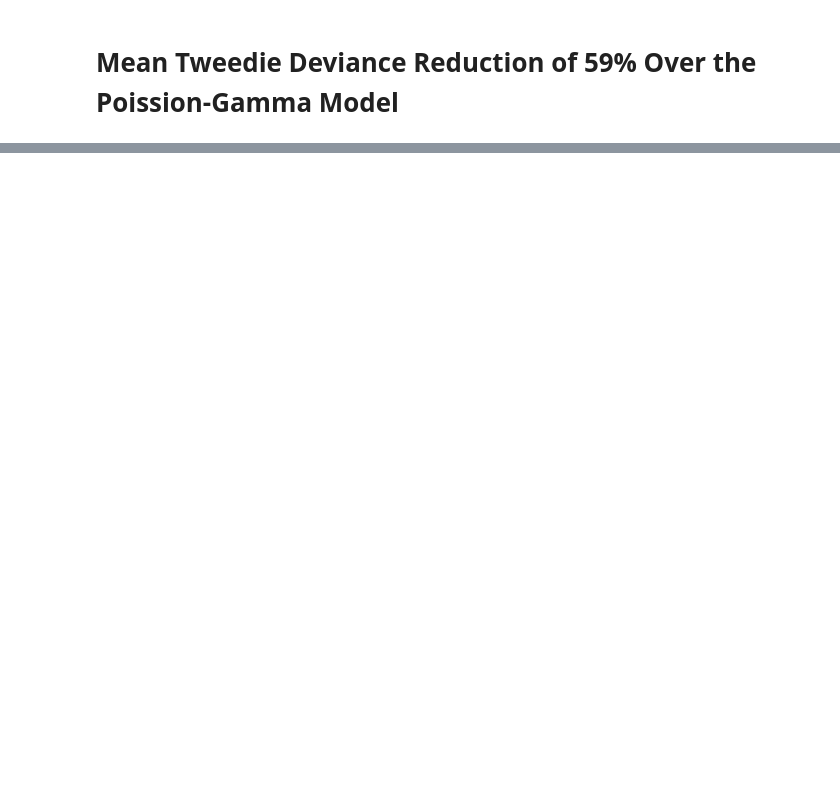
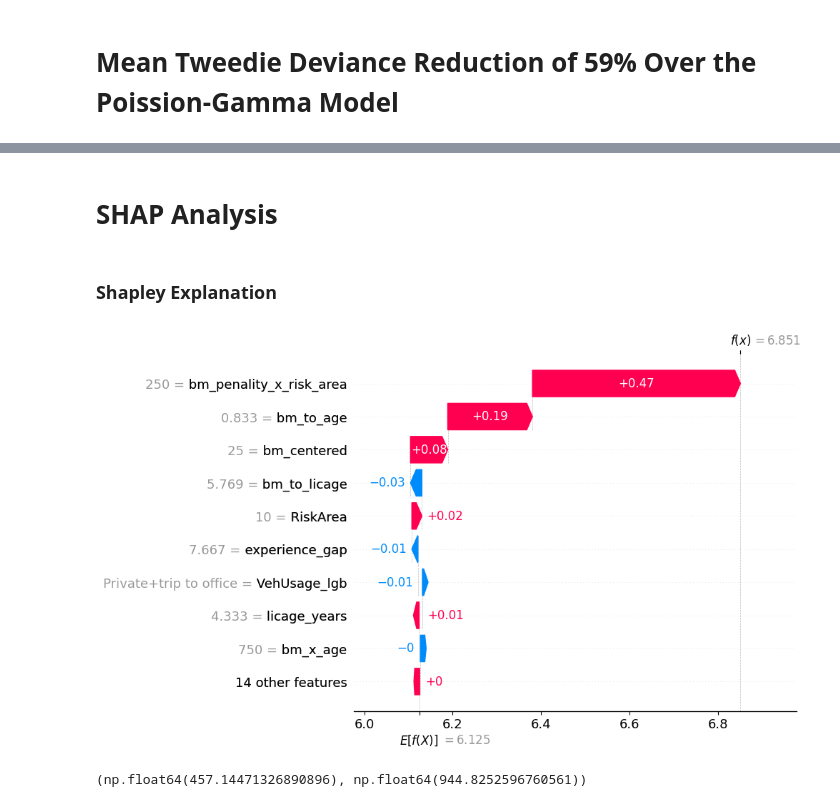
Before and after one commit to DSML12/End_to_End_Loss_Cost_Model, a Jupyter notebook: src/notebook/End_to_End_Loss_Cost_Modeling_LGBM_GLM.ipynb, the cells around one changed output, grey strips where cells are left out. Drawn from its saved outputs; the diff is of its cells as text; code cells hidden in the pictures; blank space fills up the shorter version.

Commit message:
Added LGBM GLM SHAP notebook

```diff
--- a/src/notebook/End_to_End_Loss_Cost_Modeling_LGBM_GLM.ipynb
+++ b/src/notebook/End_to_End_Loss_Cost_Modeling_LGBM_GLM.ipynb
@@ -624,0 +629,22 @@ model = lgb.Booster(model_file = 'loss_cost_lgbm.txt')
+# %% [markdown]
+# **SHAP Analysis**
+# %%
+import shap
+model = lgb.Booster(model_file='loss_cost_lgbm.txt')
+explainer = shap.TreeExplainer(model)
+shap_val = explainer(x_va)
+# %%
+x_va['pred_loss_cost'] = model.predict(x_va)
+idx_max = x_va['pred_loss_cost'].idxmax()
+idx_min = x_va['pred_loss_cost'].idxmin()
+# %% [markdown]
+### **Shapley Explanation**
+# %%
+idx_max_pos = x_va.index.get_loc(idx_max)
+shap.plots.waterfall(shap_val[idx_max_pos])
+# %% [output]
+[figure, added]
+# %%
+np.exp(6.125), np.exp(6.851)
+# %% [output]
+(np.float64(457.14471326890896), np.float64(944.8252596760561))
```
Also changed, not shown: parts of 18 cells of this notebook.
